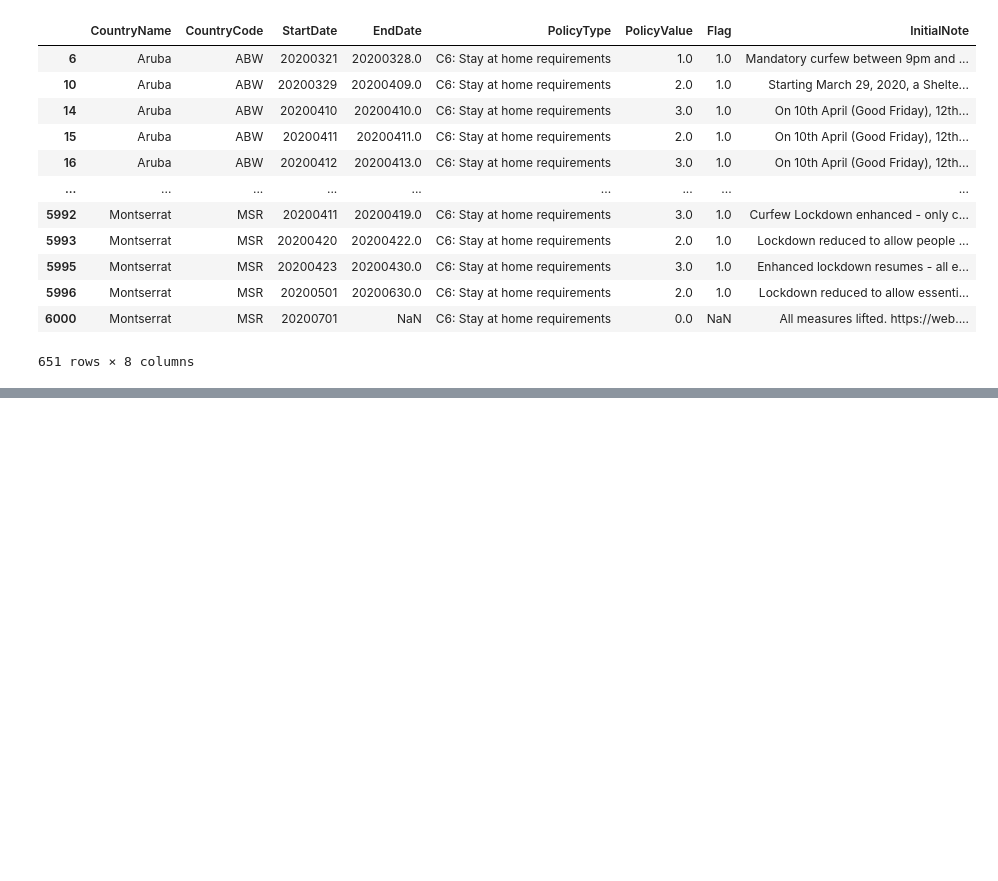
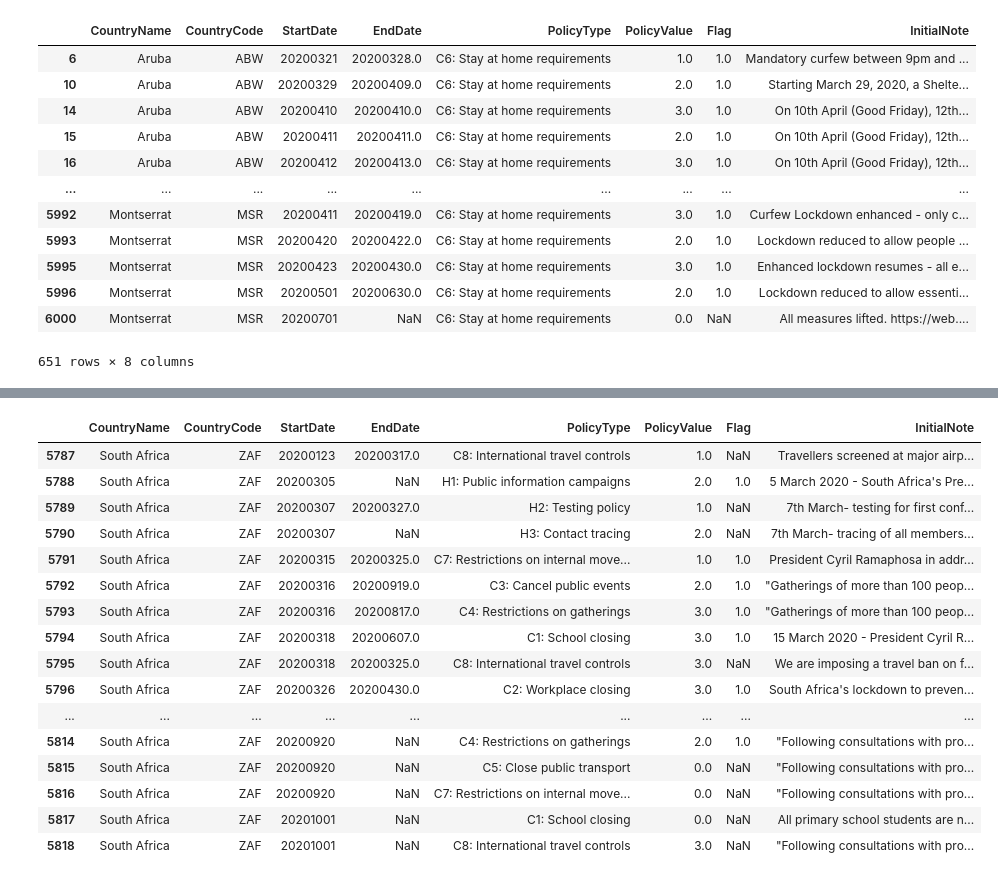
Before and after one commit to ksaslow/sad-song, a Jupyter notebook: ox_covid_test.ipynb, the cells around one changed output, grey strips where cells are left out. Saved outputs shown, nothing was run; the diff lists cells and outputs as text; code cells hidden in the pictures; blank space fills up the shorter version.

```diff
--- a/ox_covid_test.ipynb
+++ b/ox_covid_test.ipynb
@@ -91,0 +123,22 @@ data[data['PolicyType'] == 'C6: Stay at home requirements']
+# %%
+south_africa = data[data['CountryName'] == 'South Africa']
+south_africa
+south_africa[[south_africa['PolicyType'] == 'C6: Stay at home requirements']]
+# %% [output]
+|  | CountryName | CountryCode | StartDate | EndDate | PolicyType | PolicyValue | Flag | InitialNote |
+| 5787 | South Africa | ZAF | 20200123 | 20200317.0 | C8: International travel controls | 1.0 | NaN | Travellers screened at major airp... |
+| 5788 | South Africa | ZAF | 20200305 | NaN | H1: Public information campaigns | 2.0 | 1.0 | 5 March 2020 - South Africa's Pre... |
+| 5789 | South Africa | ZAF | 20200307 | 20200327.0 | H2: Testing policy | 1.0 | NaN | 7th March- testing for first conf... |
+| 5790 | South Africa | ZAF | 20200307 | NaN | H3: Contact tracing | 2.0 | NaN | 7th March- tracing of all members... |
+| 5791 | South Africa | ZAF | 20200315 | 20200325.0 | C7: Restrictions on internal move... | 1.0 | 1.0 | President Cyril Ramaphosa in addr... |
+| 5792 | South Africa | ZAF | 20200316 | 20200919.0 | C3: Cancel public events | 2.0 | 1.0 | "Gatherings of more than 100 peop... |
+| 5793 | South Africa | ZAF | 20200316 | 20200817.0 | C4: Restrictions on gatherings | 3.0 | 1.0 | "Gatherings of more than 100 peop... |
+| 5794 | South Africa | ZAF | 20200318 | 20200607.0 | C1: School closing | 3.0 | 1.0 | 15 March 2020 - President Cyril R... |
+| 5795 | South Africa | ZAF | 20200318 | 20200325.0 | C8: International travel controls | 3.0 | NaN | We are imposing a travel ban on f... |
+| 5796 | South Africa | ZAF | 20200326 | 20200430.0 | C2: Workplace closing | 3.0 | 1.0 | South Africa's lockdown to preven... |
+| ... | ... | ... | ... | ... | ... | ... | ... | ... |
+| 5814 | South Africa | ZAF | 20200920 | NaN | C4: Restrictions on gatherings | 2.0 | 1.0 | "Following consultations with pro... |
+| 5815 | South Africa | ZAF | 20200920 | NaN | C5: Close public transport | 0.0 | NaN | "Following consultations with pro... |
+| 5816 | South Africa | ZAF | 20200920 | NaN | C7: Restrictions on internal move... | 0.0 | NaN | "Following consultations with pro... |
+| 5817 | South Africa | ZAF | 20201001 | NaN | C1: School closing | 0.0 | NaN | All primary school students are n... |
+| 5818 | South Africa | ZAF | 20201001 | NaN | C8: International travel controls | 3.0 | NaN | "Following consultations with pro... |
```
Also changed, not shown: parts of 2 cells of this notebook, 2 other files.
